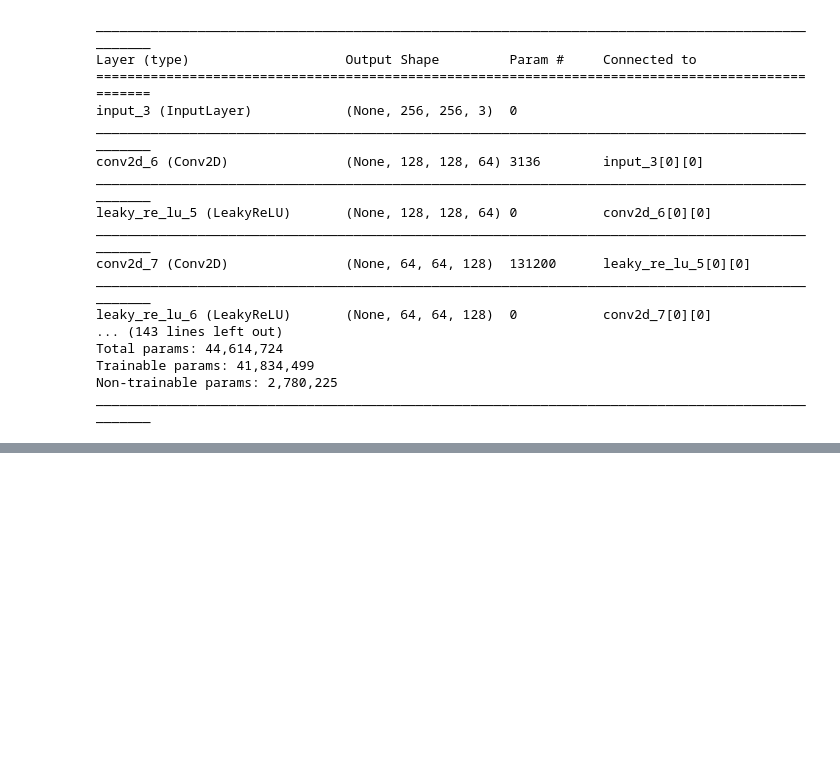
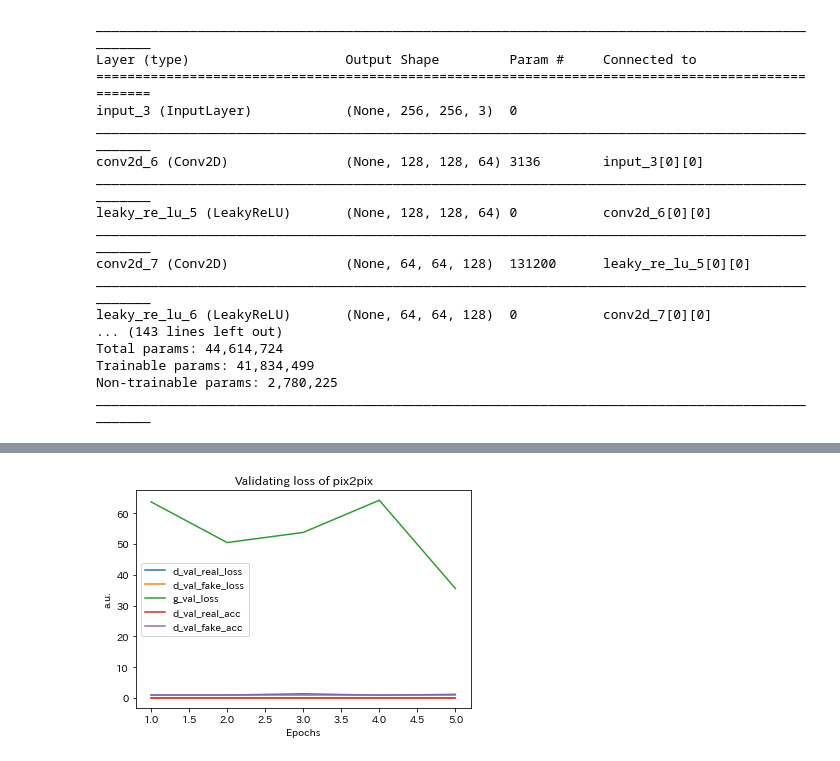
Before and after one commit to asterisk37n/deep-learning, a Jupyter notebook: pix2pix/pix2pix.ipynb, the cells around one changed output, grey strips where cells are left out. Drawn from its saved outputs; the diff is of its cells as text; code cells hidden in the pictures; blank space fills up the shorter version.

```diff
--- a/pix2pix/pix2pix.ipynb
+++ b/pix2pix/pix2pix.ipynb
@@ -370,0 +362,15 @@ plt.show()
+# %%
+d_real_val_loss, d_real_val_acc, d_fake_val_loss, d_fake_val_acc, g_val_loss, _, _ = zip(*pix2pix.val_scores)
+
+plt.plot(x, d_real_val_loss, label="d_val_real_loss")
+plt.plot(x, d_fake_val_loss, label="d_val_fake_loss")
+plt.plot(x, g_val_loss,      label="g_val_loss")
+plt.plot(x, d_real_val_acc,  label="d_val_real_acc")
+plt.plot(x, d_fake_val_acc,  label="d_val_fake_acc")
+plt.xlabel('Epochs')
+plt.ylabel('a.u.')
+plt.legend()
+plt.title('Validating loss of pix2pix')
+plt.show()
+# %% [output]
+[figure, added]
```
Also changed, not shown: parts of 3 cells of this notebook.
